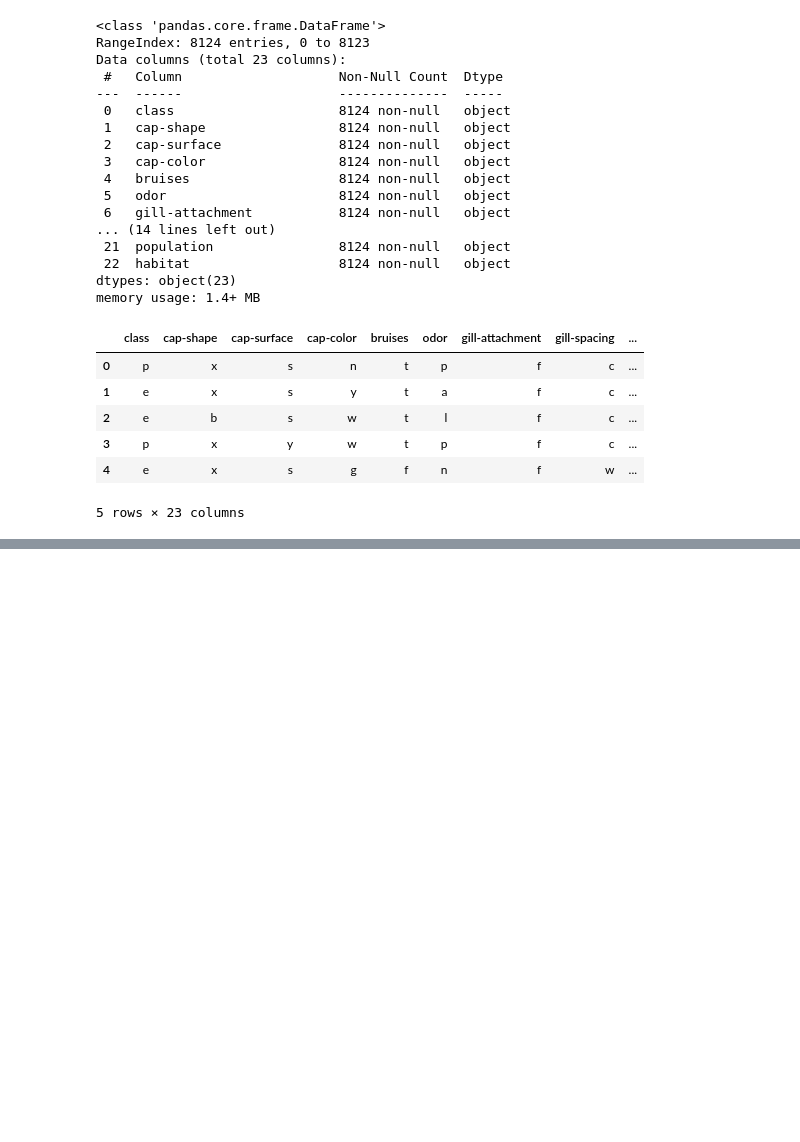
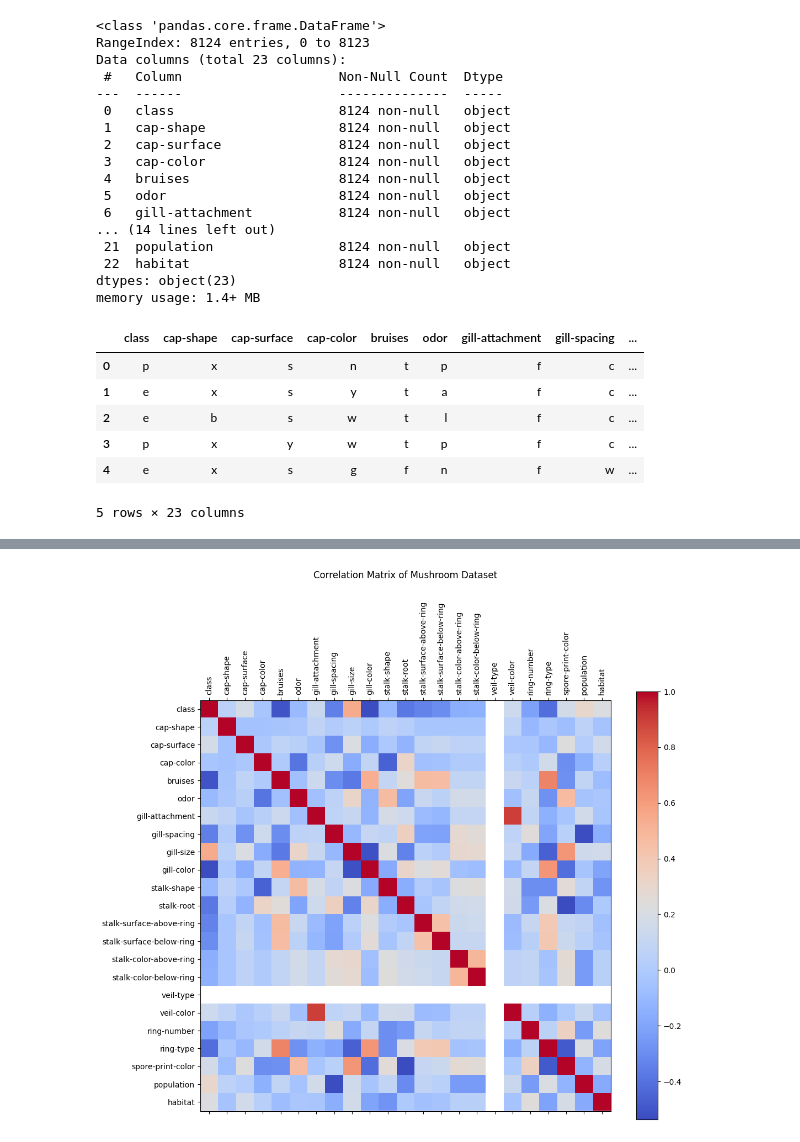
Before and after one commit to noumanhafeez/decisiontrees_and_linearregression, a Jupyter notebook: decision_tree/notebook/eda.ipynb, the cells around one changed output, grey strips where cells are left out. Saved outputs shown, nothing was run; the diff lists cells and outputs as text; code cells hidden in the pictures; blank space fills up the shorter version.

Commit message:
update: update code with visualization of dataset and select number of features

```diff
--- a/decision_tree/notebook/eda.ipynb
+++ b/decision_tree/notebook/eda.ipynb
@@ -31,3 +31,17 @@ df.head()
 | 3 | p | x | y | w | t | p | f | c | ... |
 | 4 | e | x | s | g | f | n | f | w | ... |
 5 rows × 23 columns
+# %%
+import pandas as pd
+from sklearn.preprocessing import LabelEncoder
+
+df = pd.read_csv("../data/mushrooms.csv")
+
+# Initialize encoder
+le = LabelEncoder()
+
+# Convert all columns to integers
+for col in df.columns:
+    df[col] = le.fit_transform(df[col])
+
+df.head()
@@ -33,0 +58,14 @@ df.head()
+# %%
+# Compute the correlation matrix
+corr = df.corr()  # Pearson correlation
+
+# Plot the correlation matrix
+plt.figure(figsize=(12, 10))
+plt.matshow(corr, fignum=1, cmap='coolwarm')  # Matshow inside figure
+plt.colorbar()  # Show color scale
+plt.xticks(range(len(corr.columns)), corr.columns, rotation=90)
+plt.yticks(range(len(corr.columns)), corr.columns)
+plt.title("Correlation Matrix of Mushroom Dataset", pad=30)
+plt.show()
+# %% [output]
+[figure, added]
```
Also changed, not shown: parts of 5 cells of this notebook.
